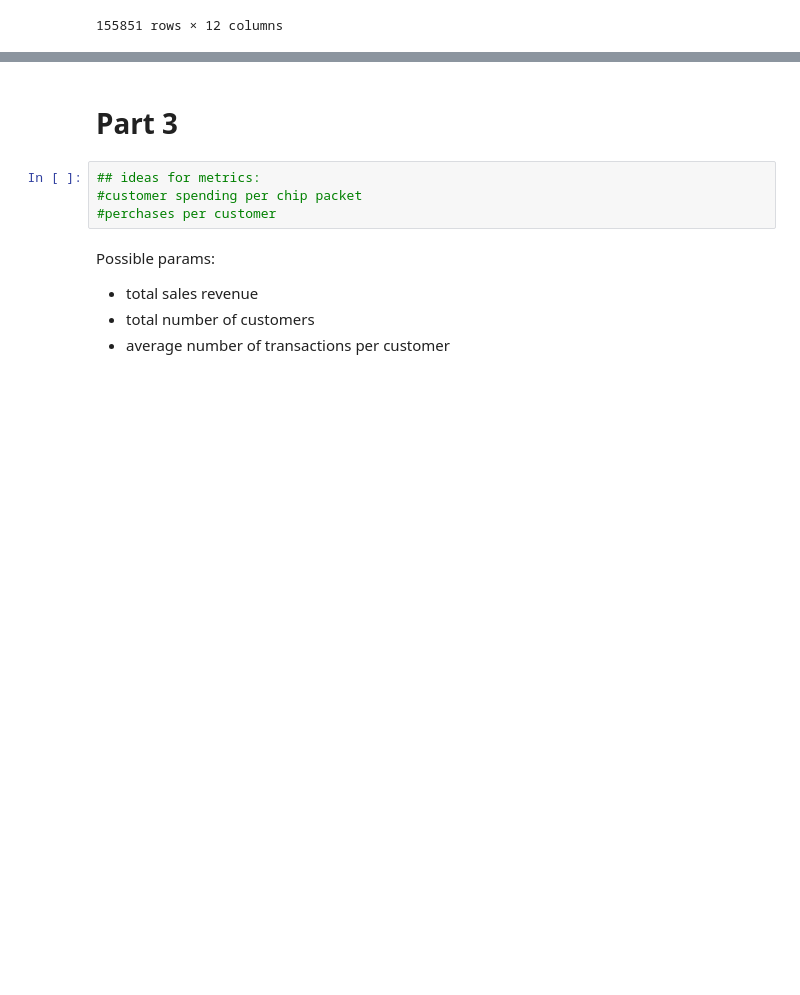
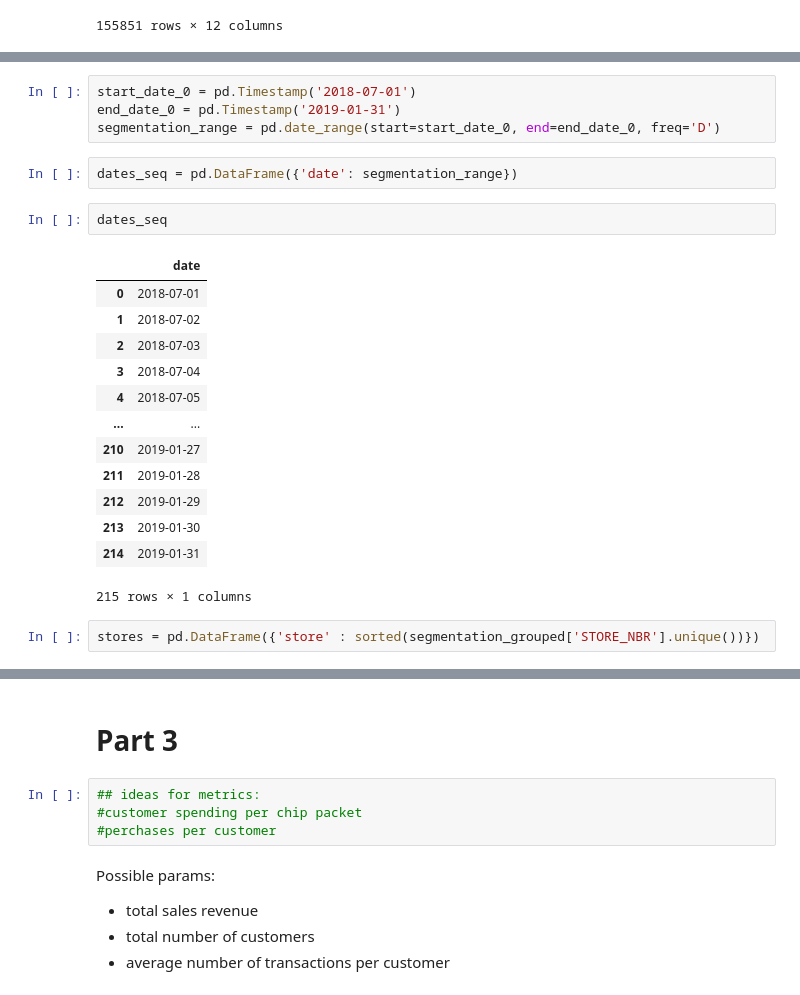
Before and after one commit to AndreiChernovJr/Chips-market-analysis, a Jupyter notebook: Experimentation and uplift testing.ipynb, the cells around one changed output, grey strips where cells are left out. Drawn from its saved outputs; the diff is of its cells as text; blank space fills up the shorter version.

```diff
--- a/Experimentation and uplift testing.ipynb
+++ b/Experimentation and uplift testing.ipynb
@@ -224,0 +284,24 @@ display(df.sort_values(by='DATE', ascending=True))
+# %%
+start_date_0 = pd.Timestamp('2018-07-01')
+end_date_0 = pd.Timestamp('2019-01-31')
+segmentation_range = pd.date_range(start=start_date_0, end=end_date_0, freq='D')
+# %%
+dates_seq = pd.DataFrame({'date': segmentation_range})
+# %%
+dates_seq
+# %% [output]
+|  | date |
+| 0 | 2018-07-01 |
+| 1 | 2018-07-02 |
+| 2 | 2018-07-03 |
+| 3 | 2018-07-04 |
+| 4 | 2018-07-05 |
+| ... | ... |
+| 210 | 2019-01-27 |
+| 211 | 2019-01-28 |
+| 212 | 2019-01-29 |
+| 213 | 2019-01-30 |
+| 214 | 2019-01-31 |
+215 rows × 1 columns
+# %%
+stores = pd.DataFrame({'store' : sorted(segmentation_grouped['STORE_NBR'].unique())})
```
Also changed, not shown: parts of 17 cells of this notebook.
